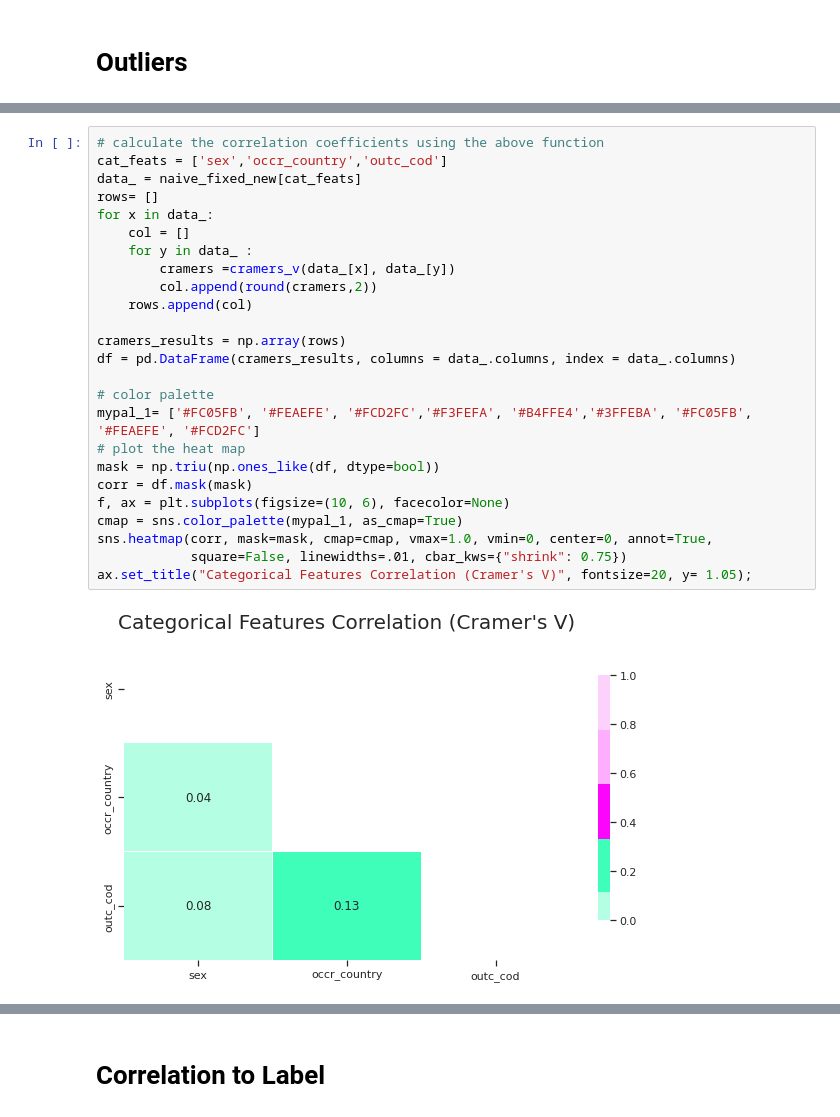
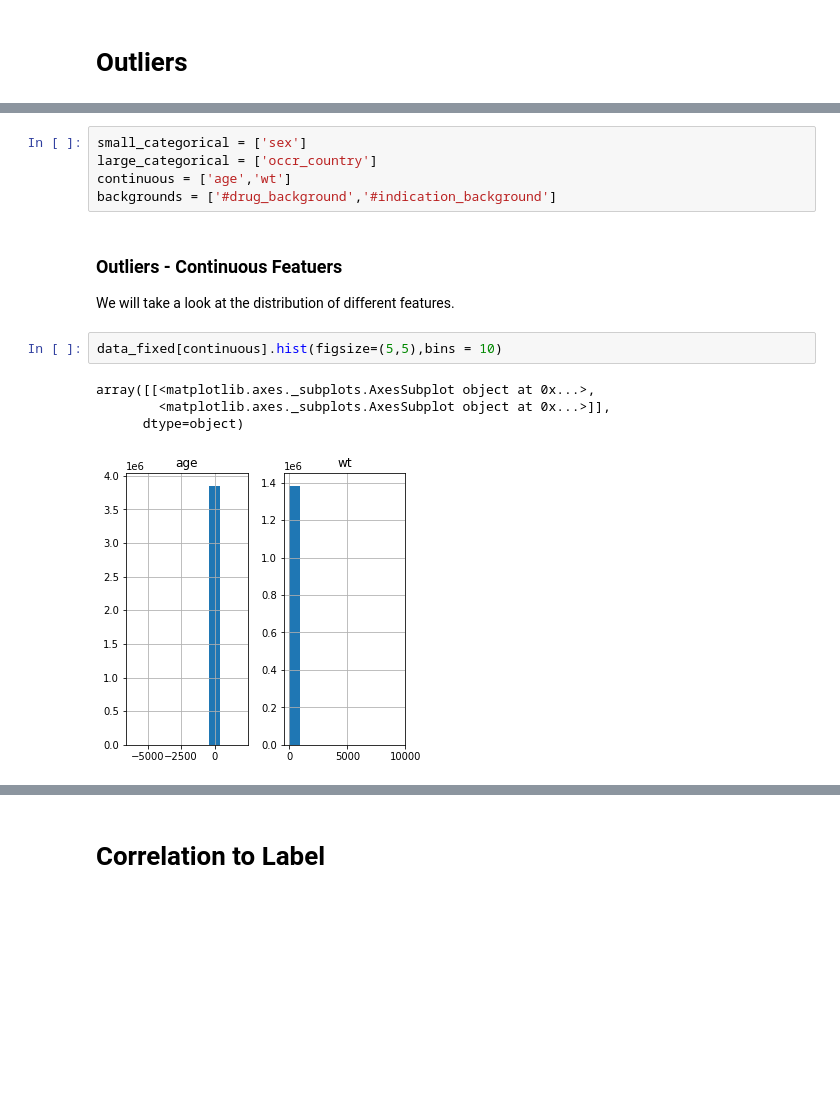
Before and after one commit to omerfalach/Death-Classification, a Jupyter notebook: Data_Exploration.ipynb, the cells around one changed output, grey strips where cells are left out. Cells and saved outputs as stored; diff of their text form; blank space fills up the shorter version.

```diff
--- a/Data_Exploration.ipynb
+++ b/Data_Exploration.ipynb
@@ -411,27 +160,15 @@ In statistics, Cramér's V is a measure of association between two nominal varia
-# %%
-# calculate the correlation coefficients using the above function
-cat_feats = ['sex','occr_country','outc_cod']
-data_ = naive_fixed_new[cat_feats]
-rows= []
-for x in data_:
-    col = []
-    for y in data_ :
-        cramers =cramers_v(data_[x], data_[y])
-        col.append(round(cramers,2))
-    rows.append(col)
-
-cramers_results = np.array(rows)
-df = pd.DataFrame(cramers_results, columns = data_.columns, index = data_.columns)
-
-# color palette
-mypal_1= ['#FC05FB', '#FEAEFE', '#FCD2FC','#F3FEFA', '#B4FFE4','#3FFEBA', '#FC05FB', '#FEAEFE', '#FCD2FC']
-# plot the heat map
-mask = np.triu(np.ones_like(df, dtype=bool))
-corr = df.mask(mask)
-f, ax = plt.subplots(figsize=(10, 6), facecolor=None)
-cmap = sns.color_palette(mypal_1, as_cmap=True)
-sns.heatmap(corr, mask=mask, cmap=cmap, vmax=1.0, vmin=0, center=0, annot=True,
-            square=False, linewidths=.01, cbar_kws={"shrink": 0.75})
-ax.set_title("Categorical Features Correlation (Cramer's V)", fontsize=20, y= 1.05);
-# %% [output]
-[figure, removed]
+# %%
+small_categorical = ['sex']
+large_categorical = ['occr_country']
+continuous = ['age','wt']
+backgrounds = ['#drug_background','#indication_background']
+# %% [markdown]
+### Outliers - Continuous Featuers
+We will take a look at the distribution of different features.
+# %%
+data_fixed[continuous].hist(figsize=(5,5),bins = 10)
+# %% [output]
+array([[<matplotlib.axes._subplots.AxesSubplot object at 0x...>,
+        <matplotlib.axes._subplots.AxesSubplot object at 0x...>]],
+      dtype=object)
+[figure, added]
```
Also changed, not shown: parts of 92 cells of this notebook.
